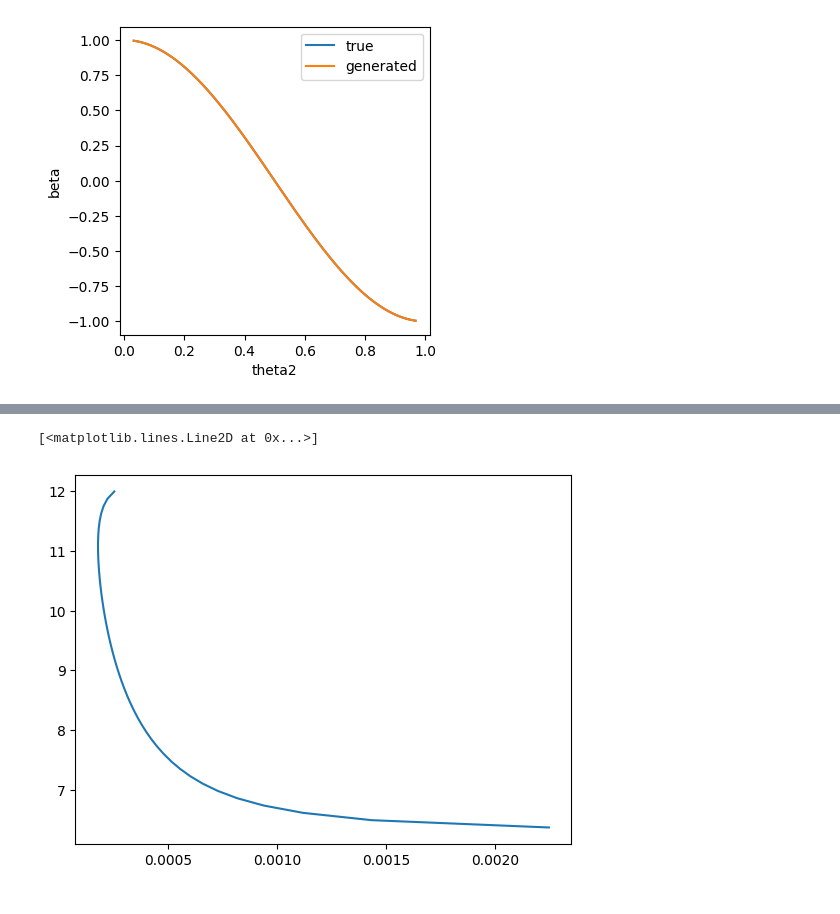
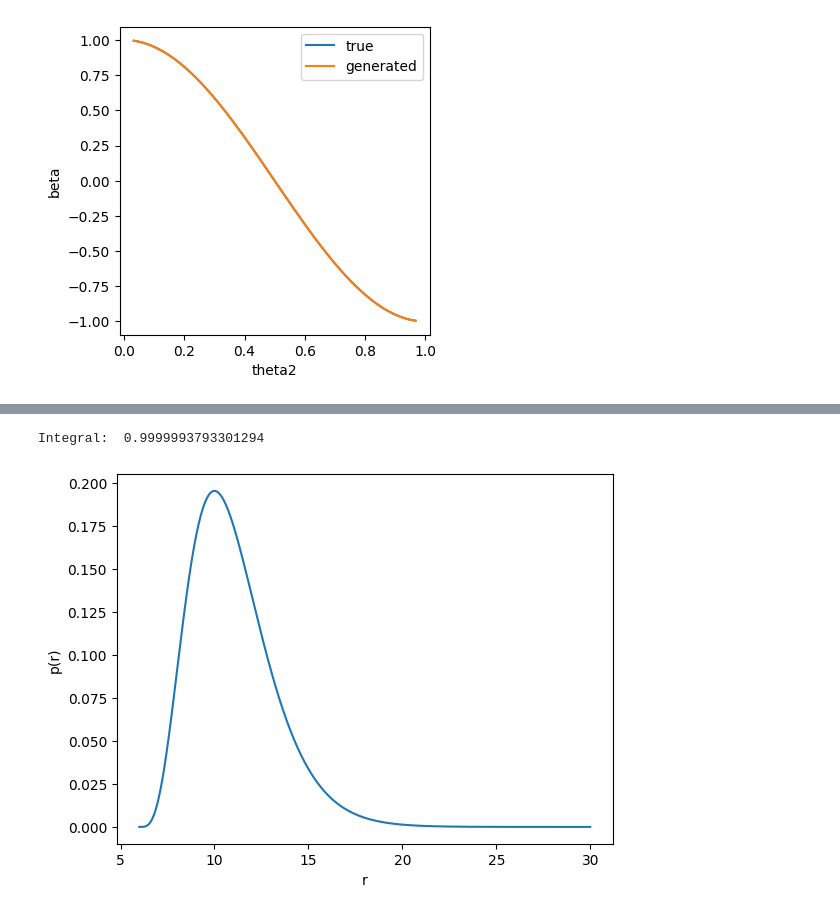
Before and after one commit to choisant/foundational-modeling, a Jupyter notebook: toy_experiment/analytical_solution.ipynb, the cells around one changed output, grey strips where cells are left out. Cells and saved outputs as stored; diff of their text form; code cells hidden in the pictures.

```diff
--- a/toy_experiment/analytical_solution.ipynb
+++ b/toy_experiment/analytical_solution.ipynb
@@ -194,13 +195,12 @@ def sqrtgamma(x1, x2, r1, r2, dx=0.001):
     return(da1x*da2y/(dx**2) - da1y*da2x/(dx**2))
 
 def pr1(r1, r2, c):
-    s = 2
     if (c == "red"):
         kc = 5
     if (c == "green"):
         kc = 3
-    z = 2*r2 + r1
-    return(z**(kc - 1)*np.exp(-z/s)/((s**kc)*factorial(kc)))
+    z = r1 - 2*r2
+    return(kc*z**(kc - 1)*np.exp(-z)/(factorial(kc)))
 
 def X(a1, a2, r1, r2):
     x1 = r1*np.cos(a1) + r2*np.cos(a1 + a2)
@@ -474,7 +482,10 @@ for ax in axes:
 # %%
-rs = np.linspace(2*R2, 4*R2)
-y = sqrtgamma(x1[50], x2[50], rs, R2)*pr1(rs, R2, "red")
-plt.plot(y, rs)
+rs = np.linspace(2*R2, 10*R2, 4000)
+ys = pr1(rs, R2, "red")
+plt.plot(rs, ys)
+plt.xlabel("r")
+plt.ylabel("p(r)")
+print("Integral: ", simpson(y = ys, x = rs))
 # %% [output]
-[<matplotlib.lines.Line2D at 0x...>]
+Integral:  0.9999993793301294
-[figure, old version]
+[figure, new version]
```
Also changed, not shown: parts of 19 cells of this notebook.
